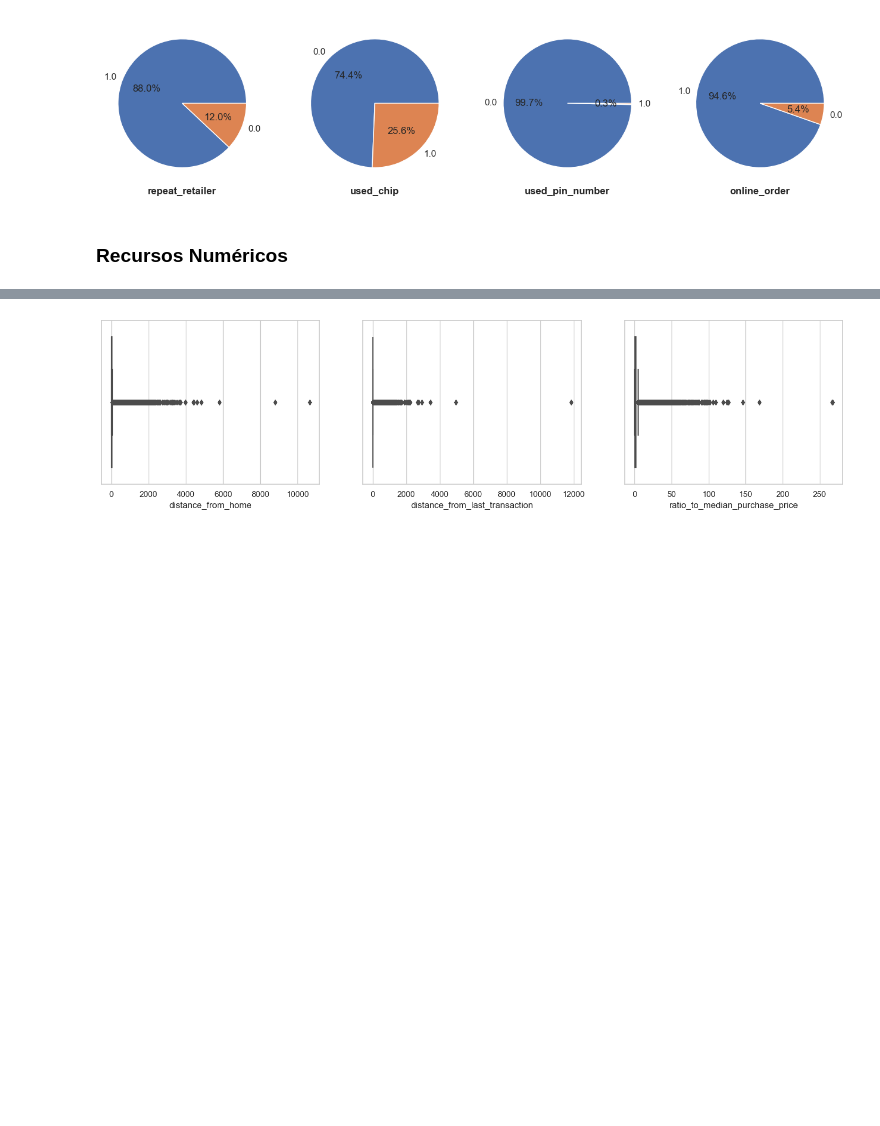
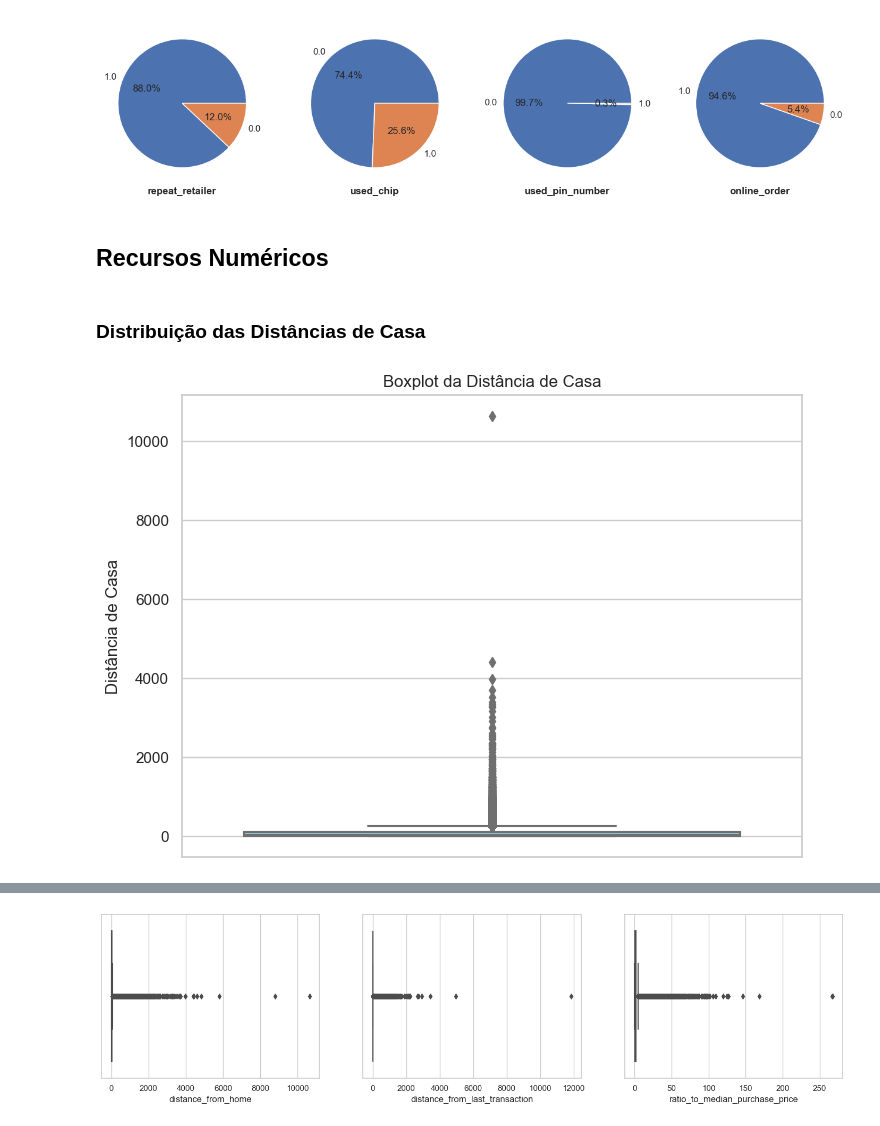
Before and after one commit to gui23dib/AI-Model-Test, a Jupyter notebook: CreditCardFraudDetection_FraudFrameAnalysis.ipynb, the cells around one changed output, grey strips where cells are left out. Saved outputs shown, nothing was run; the diff lists cells and outputs as text; code cells hidden in the pictures; blank space fills up the shorter version.

Commit message:
Atualização e Formatação do jupyternotebook, partindo agora para a remoção de possíveis outliers e implementação da clusterização

```diff
--- a/CreditCardFraudDetection_FraudFrameAnalysis.ipynb
+++ b/CreditCardFraudDetection_FraudFrameAnalysis.ipynb
@@ -296,4 +300,19 @@ plt.show()
 # %% [output]
 [figure]
 # %% [markdown]
-### Recursos Numéricos
+## Recursos Numéricos
+# %% [markdown]
+### Distribuição das Distâncias de Casa
+# %%
+# Configurando o estilo do Seaborn
+sns.set(style="whitegrid")
+
+# Plotagem do boxplot para 'distance_from_home'
+plt.figure(figsize=(8, 6))
+sns.boxplot(data=dataWithoutFrauds, y='distance_from_home', color='skyblue')
+plt.title('Boxplot da Distância de Casa')
+plt.ylabel('Distância de Casa')
+
+plt.show()
+# %% [output]
+[figure, added]
```
Also changed, not shown: parts of 10 cells of this notebook.
